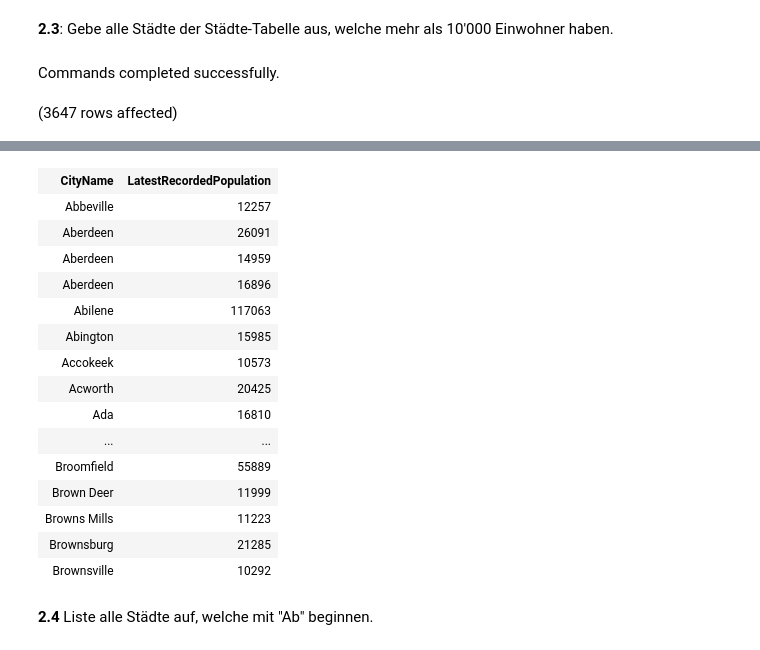
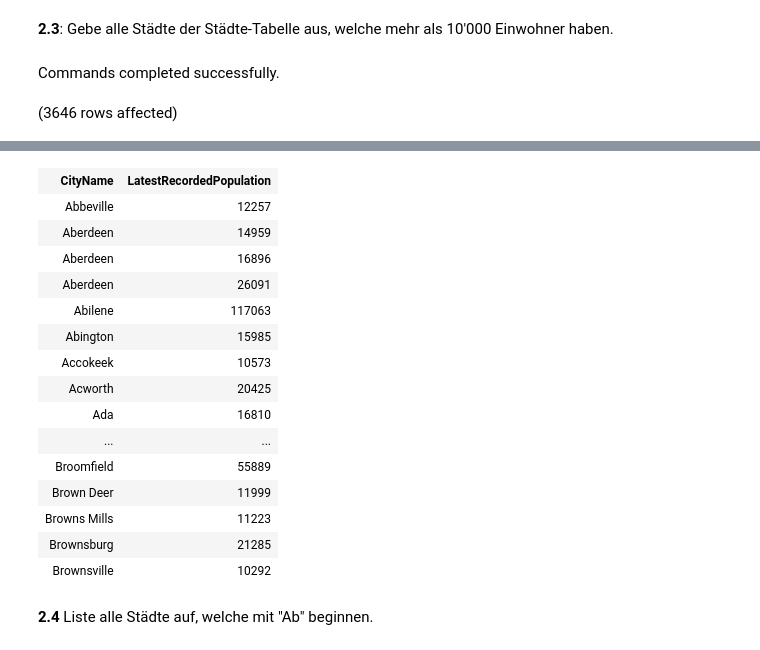
Before and after one commit to Matcha-Git/Demo_Hackathon_Fork, a Jupyter notebook: Tag_2/DQL/M106_Aufgaben_DQL.ipynb, the cells around one changed output, grey strips where cells are left out. Cells and saved outputs as stored; diff of their text form; code cells hidden in the pictures.

```diff
--- a/Tag_2/DQL/M106_Aufgaben_DQL.ipynb
+++ b/Tag_2/DQL/M106_Aufgaben_DQL.ipynb
@@ -115,7 +119,7 @@ Total execution time: 00:00:00.018
 USE WideWorldImporters;
 GO
 
-SELECT CityName, LatestRecordedPopulation FROM Application.Cities WHERE LatestRecordedPopulation > 10000;
+SELECT DISTINCT CityName, LatestRecordedPopulation FROM Application.Cities WHERE LatestRecordedPopulation > 10000;
 # %% [output]
 Commands completed successfully.
-(3647 rows affected)
+(3646 rows affected)
@@ -123,8 +127,8 @@ Total execution time: 00:00:00.026
 | CityName | LatestRecordedPopulation |
 | Abbeville | 12257 |
-| Aberdeen | 26091 |
 | Aberdeen | 14959 |
 | Aberdeen | 16896 |
+| Aberdeen | 26091 |
 | Abilene | 117063 |
 | Abington | 15985 |
 | Accokeek | 10573 |
```
Also changed, not shown: parts of 8 cells of this notebook.
